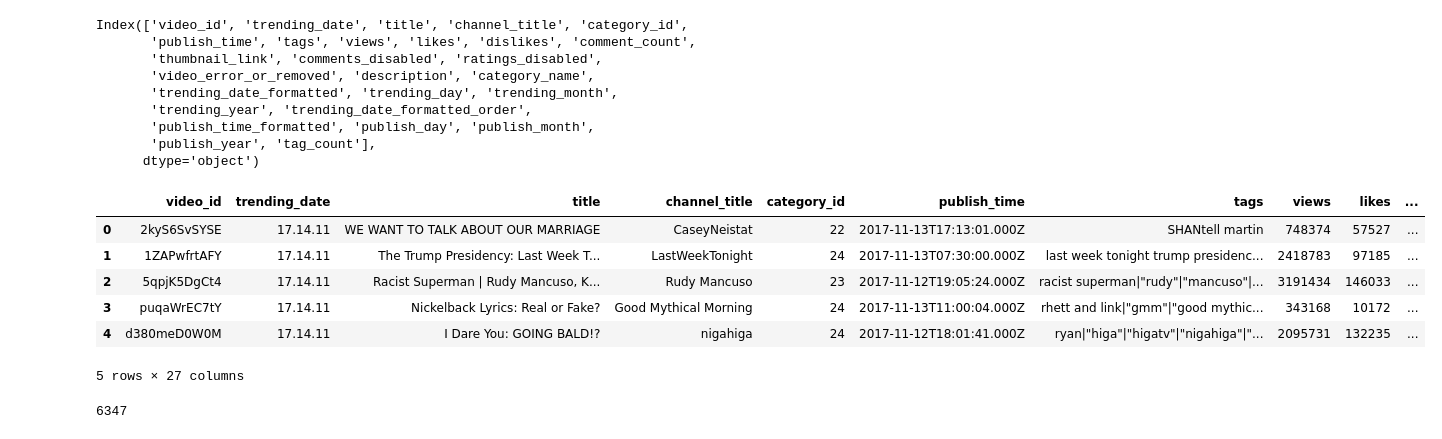
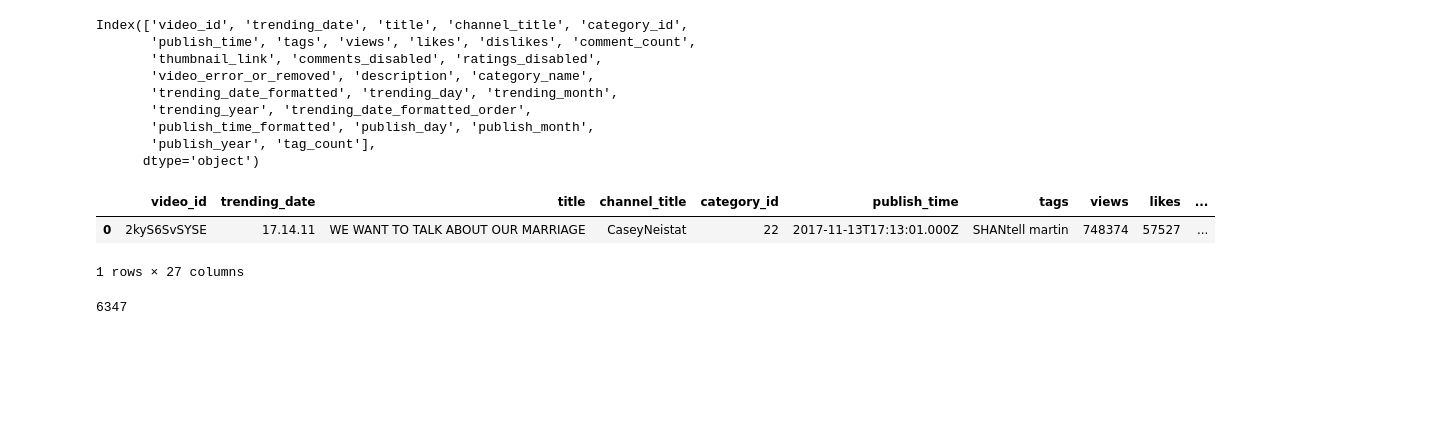
Before and after one commit to kimco2/project_1_misison_youtube, a Jupyter notebook: US_youtube_release_time_day.ipynb, the cells around one changed output. Cells and saved outputs as stored; diff of their text form; code cells hidden in the pictures; blank space fills up the shorter version.

```diff
--- a/US_youtube_release_time_day.ipynb
+++ b/US_youtube_release_time_day.ipynb
@@ -25,15 +25,11 @@ Index(['video_id', 'trending_date', 'title', 'channel_title', 'category_id',
        'publish_year', 'tag_count'],
       dtype='object')
 # %%
-cleaned_us_data_df.head()
+cleaned_us_data_df.head(1)
 # %% [output]
 |  | video_id | trending_date | title | channel_title | category_id | publish_time | tags | views | likes | ... |
 | 0 | 2kyS6SvSYSE | 17.14.11 | WE WANT TO TALK ABOUT OUR MARRIAGE | CaseyNeistat | 22 | 2017-11-13T17:13:01.000Z | SHANtell martin | 748374 | 57527 | ... |
-| 1 | 1ZAPwfrtAFY | 17.14.11 | The Trump Presidency: Last Week T... | LastWeekTonight | 24 | 2017-11-13T07:30:00.000Z | last week tonight trump presidenc... | 2418783 | 97185 | ... |
-| 2 | 5qpjK5DgCt4 | 17.14.11 | Racist Superman | Rudy Mancuso, K... | Rudy Mancuso | 23 | 2017-11-12T19:05:24.000Z | racist superman|"rudy"|"mancuso"|... | 3191434 | 146033 | ... |
-| 3 | puqaWrEC7tY | 17.14.11 | Nickelback Lyrics: Real or Fake? | Good Mythical Morning | 24 | 2017-11-13T11:00:04.000Z | rhett and link|"gmm"|"good mythic... | 343168 | 10172 | ... |
-| 4 | d380meD0W0M | 17.14.11 | I Dare You: GOING BALD!? | nigahiga | 24 | 2017-11-12T18:01:41.000Z | ryan|"higa"|"higatv"|"nigahiga"|"... | 2095731 | 132235 | ... |
-5 rows × 27 columns
+1 rows × 27 columns
 # %%
 cleaned_us_data_df["video_id"].nunique()
 # %% [output]
```
Also changed, not shown: parts of 94 cells of this notebook, 7 other files.
